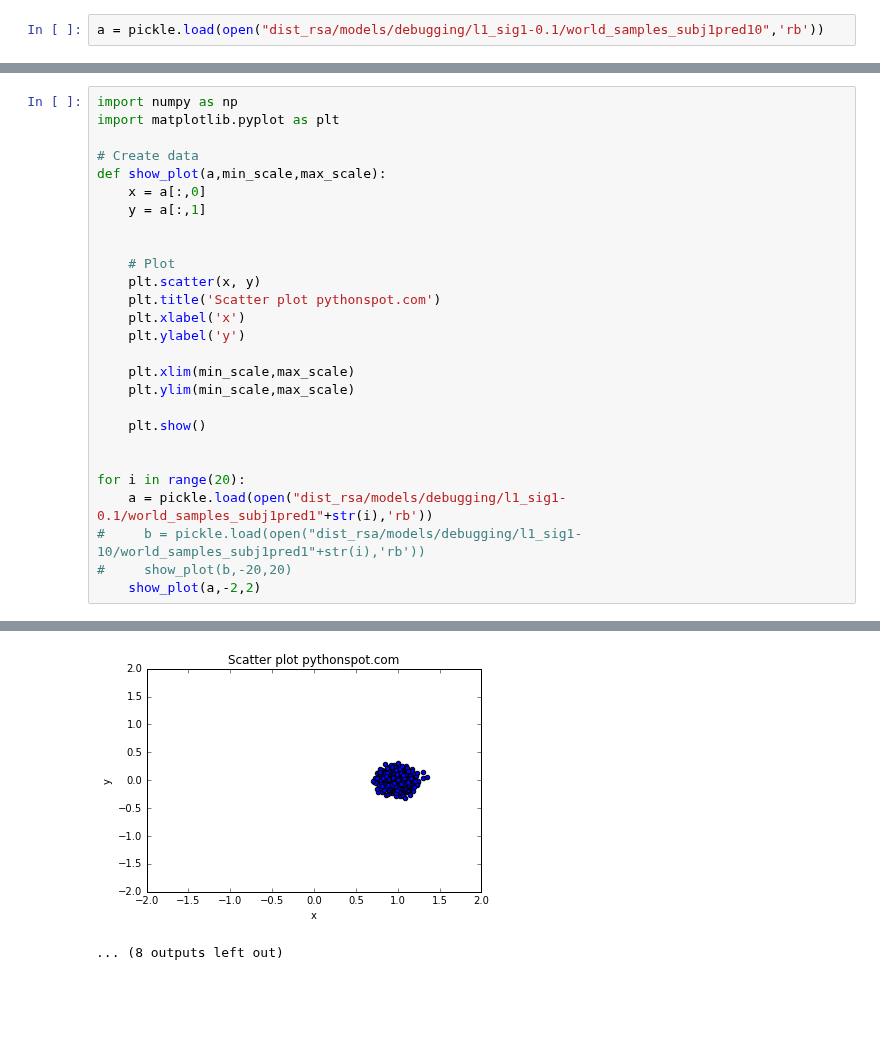
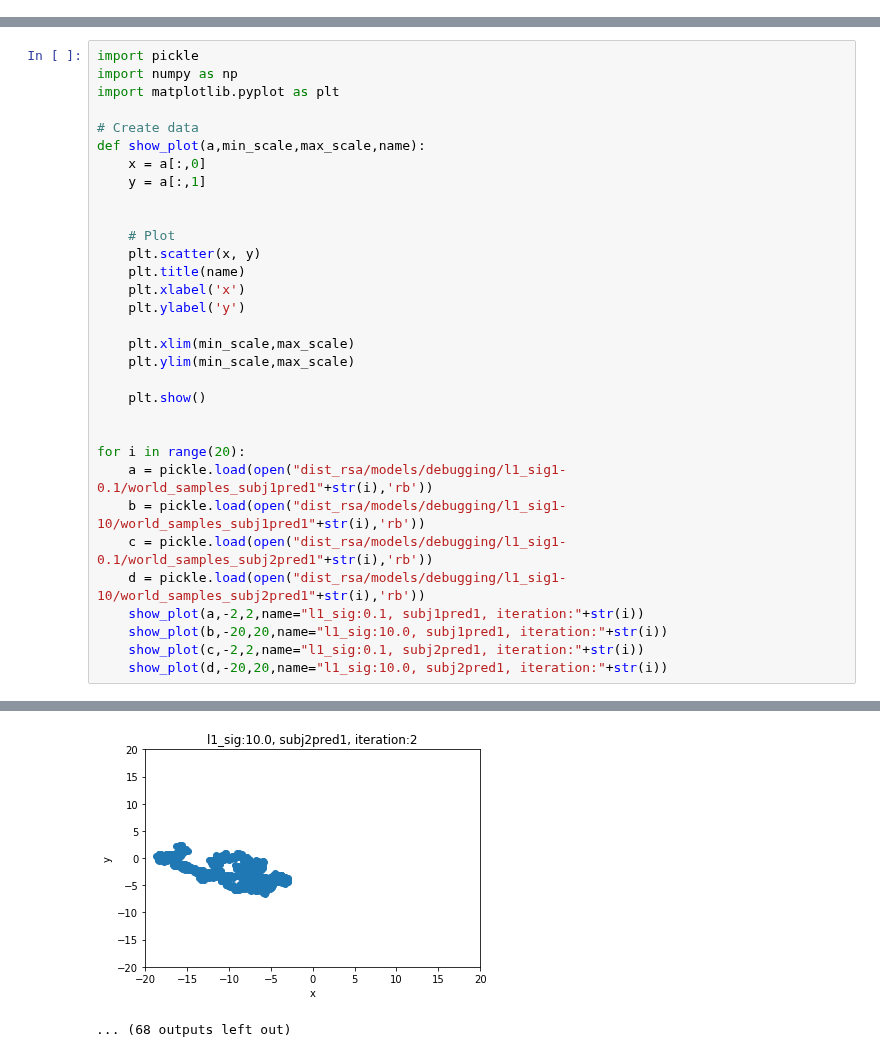
Before and after one commit to reubenharry/Distributional-RSA, a Jupyter notebook: inspect_results.ipynb, the cells around one changed output, grey strips where cells are left out. Drawn from its saved outputs; the diff is of its cells as text; blank space fills up the shorter version.

```diff
--- a/inspect_results.ipynb
+++ b/inspect_results.ipynb
@@ -3,2 +0,0 @@ import pickle
-# %%
-a = pickle.load(open("dist_rsa/models/debugging/l1_sig1-0.1/world_samples_subj1pred10",'rb'))
@@ -15,16 +10,17 @@ array([[ 0.01877902,  1.00613451],
 # %%
+import pickle
 import numpy as np
 import matplotlib.pyplot as plt
 
 # Create data
-def show_plot(a,min_scale,max_scale):
+def show_plot(a,min_scale,max_scale,name):
     x = a[:,0]
     y = a[:,1]
 
 
     # Plot
     plt.scatter(x, y)
-    plt.title('Scatter plot pythonspot.com')
+    plt.title(name)
     plt.xlabel('x')
     plt.ylabel('y')
 
@@ -36,7 +32,11 @@ def show_plot(a,min_scale,max_scale):
 
 for i in range(20):
     a = pickle.load(open("dist_rsa/models/debugging/l1_sig1-0.1/world_samples_subj1pred1"+str(i),'rb'))
-#     b = pickle.load(open("dist_rsa/models/debugging/l1_sig1-10/world_samples_subj1pred1"+str(i),'rb'))
-#     show_plot(b,-20,20)
-    show_plot(a,-2,2)
+    b = pickle.load(open("dist_rsa/models/debugging/l1_sig1-10/world_samples_subj1pred1"+str(i),'rb'))
+    c = pickle.load(open("dist_rsa/models/debugging/l1_sig1-0.1/world_samples_subj2pred1"+str(i),'rb'))
+    d = pickle.load(open("dist_rsa/models/debugging/l1_sig1-10/world_samples_subj2pred1"+str(i),'rb'))
+    show_plot(a,-2,2,name="l1_sig:0.1, subj1pred1, iteration:"+str(i))
+    show_plot(b,-20,20,name="l1_sig:10.0, subj1pred1, iteration:"+str(i))
+    show_plot(c,-2,2,name="l1_sig:0.1, subj2pred1, iteration:"+str(i))
+    show_plot(d,-20,20,name="l1_sig:10.0, subj2pred1, iteration:"+str(i))
 # %% [output]
@@ -54,2 +54,2 @@ for i in range(20):
-[figure, old version]
+[figure, new version]
-... (8 outputs left out)
+... (68 outputs left out)
```
Also changed, not shown: parts of 4 cells of this notebook.
